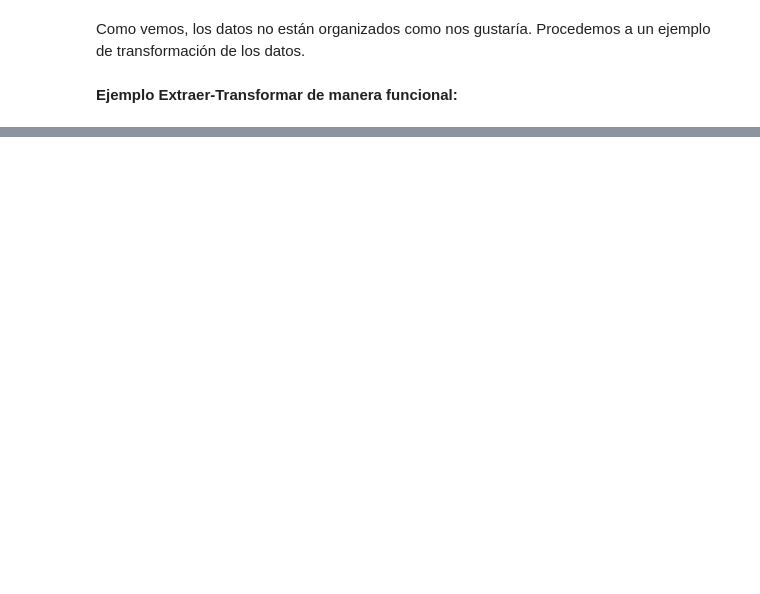
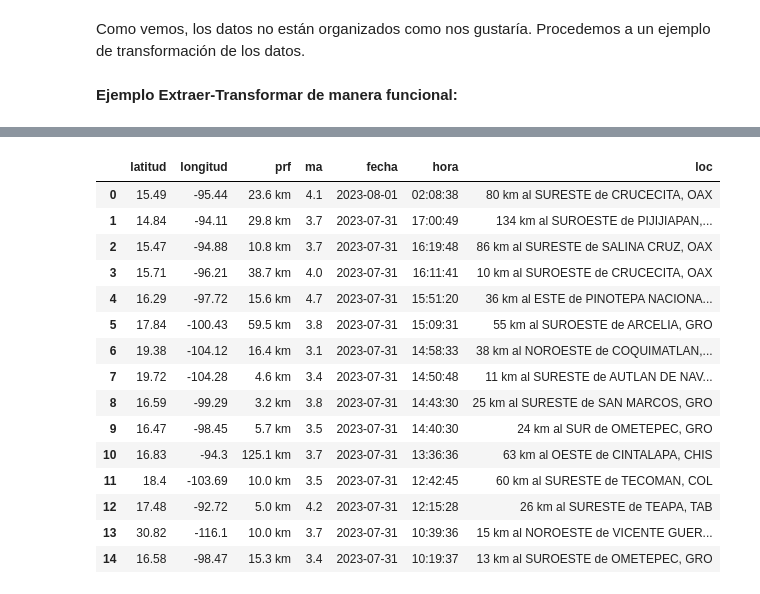
Before and after one commit to Ironhack-Data-Madrid-Julio-2023/apuntes_clase, a Jupyter notebook: semana_4/2.1 - RSS.ipynb, the cells around one changed output, grey strips where cells are left out. Cells and saved outputs as stored; diff of their text form; code cells hidden in the pictures; blank space fills up the shorter version.

```diff
--- a/semana_4/2.1 - RSS.ipynb
+++ b/semana_4/2.1 - RSS.ipynb
@@ -37,0 +135,6 @@ Veremos como tratarlo.
+# %%
+data = req.get(url).text
+
+unam = xmltodict.parse(data)
+
+unam.keys()
@@ -43,0 +203,5 @@ Como vemos, los datos no están organizados como nos gustaría. Procedemos a un
+# %%
+link = 'http://www2.ssn.unam.mx:8080/jsp/localizacion-de-sismo.jsp?latitud=15.49&longitud=-95.44&prf=23.6 km&ma=4.1&fecha=2023-08-01&hora=02:08:38&loc=80 km al SURESTE de  CRUCECITA, OAX &evento=1'
+
+
+link.split('?')[1].split('&')[:-1]
@@ -43,0 +216,45 @@ Como vemos, los datos no están organizados como nos gustaría. Procedemos a un
+# %%
+def get_clean_data():
+
+    dictio = get_xml()
+
+    res = []
+
+    for item in dictio['rss']['channel']['item']:
+
+        link = item['link']
+
+
+        # link roto por el simbolo ? y luego por &
+        raw_data = link.split('?')[1].split('&')[:-1]
+
+        # queda una lista de listas con k,v
+        raw_data = [e.split('=') for e in raw_data]
+
+
+        data = {k:v for k,v in raw_data}
+
+        res.append(data)
+
+    return res
+# %%
+sismo = pd.DataFrame(get_clean_data())
+# %%
+sismo
+# %% [output]
+|  | latitud | longitud | prf | ma | fecha | hora | loc |
+| 0 | 15.49 | -95.44 | 23.6 km | 4.1 | 2023-08-01 | 02:08:38 | 80 km al SURESTE de CRUCECITA, OAX |
+| 1 | 14.84 | -94.11 | 29.8 km | 3.7 | 2023-07-31 | 17:00:49 | 134 km al SUROESTE de PIJIJIAPAN,... |
+| 2 | 15.47 | -94.88 | 10.8 km | 3.7 | 2023-07-31 | 16:19:48 | 86 km al SURESTE de SALINA CRUZ, OAX |
+| 3 | 15.71 | -96.21 | 38.7 km | 4.0 | 2023-07-31 | 16:11:41 | 10 km al SUROESTE de CRUCECITA, OAX |
+| 4 | 16.29 | -97.72 | 15.6 km | 4.7 | 2023-07-31 | 15:51:20 | 36 km al ESTE de PINOTEPA NACIONA... |
+| 5 | 17.84 | -100.43 | 59.5 km | 3.8 | 2023-07-31 | 15:09:31 | 55 km al SUROESTE de ARCELIA, GRO |
+| 6 | 19.38 | -104.12 | 16.4 km | 3.1 | 2023-07-31 | 14:58:33 | 38 km al NOROESTE de COQUIMATLAN,... |
+| 7 | 19.72 | -104.28 | 4.6 km | 3.4 | 2023-07-31 | 14:50:48 | 11 km al SURESTE de AUTLAN DE NAV... |
+| 8 | 16.59 | -99.29 | 3.2 km | 3.8 | 2023-07-31 | 14:43:30 | 25 km al SURESTE de SAN MARCOS, GRO |
+| 9 | 16.47 | -98.45 | 5.7 km | 3.5 | 2023-07-31 | 14:40:30 | 24 km al SUR de OMETEPEC, GRO |
+| 10 | 16.83 | -94.3 | 125.1 km | 3.7 | 2023-07-31 | 13:36:36 | 63 km al OESTE de CINTALAPA, CHIS |
+| 11 | 18.4 | -103.69 | 10.0 km | 3.5 | 2023-07-31 | 12:42:45 | 60 km al SURESTE de TECOMAN, COL |
+| 12 | 17.48 | -92.72 | 5.0 km | 4.2 | 2023-07-31 | 12:15:28 | 26 km al SURESTE de TEAPA, TAB |
+| 13 | 30.82 | -116.1 | 10.0 km | 3.7 | 2023-07-31 | 10:39:36 | 15 km al NOROESTE de VICENTE GUER... |
+| 14 | 16.58 | -98.47 | 15.3 km | 3.4 | 2023-07-31 | 10:19:37 | 13 km al SUROESTE de OMETEPEC, GRO |
```
Also changed, not shown: parts of 26 cells of this notebook, 1 other file.
